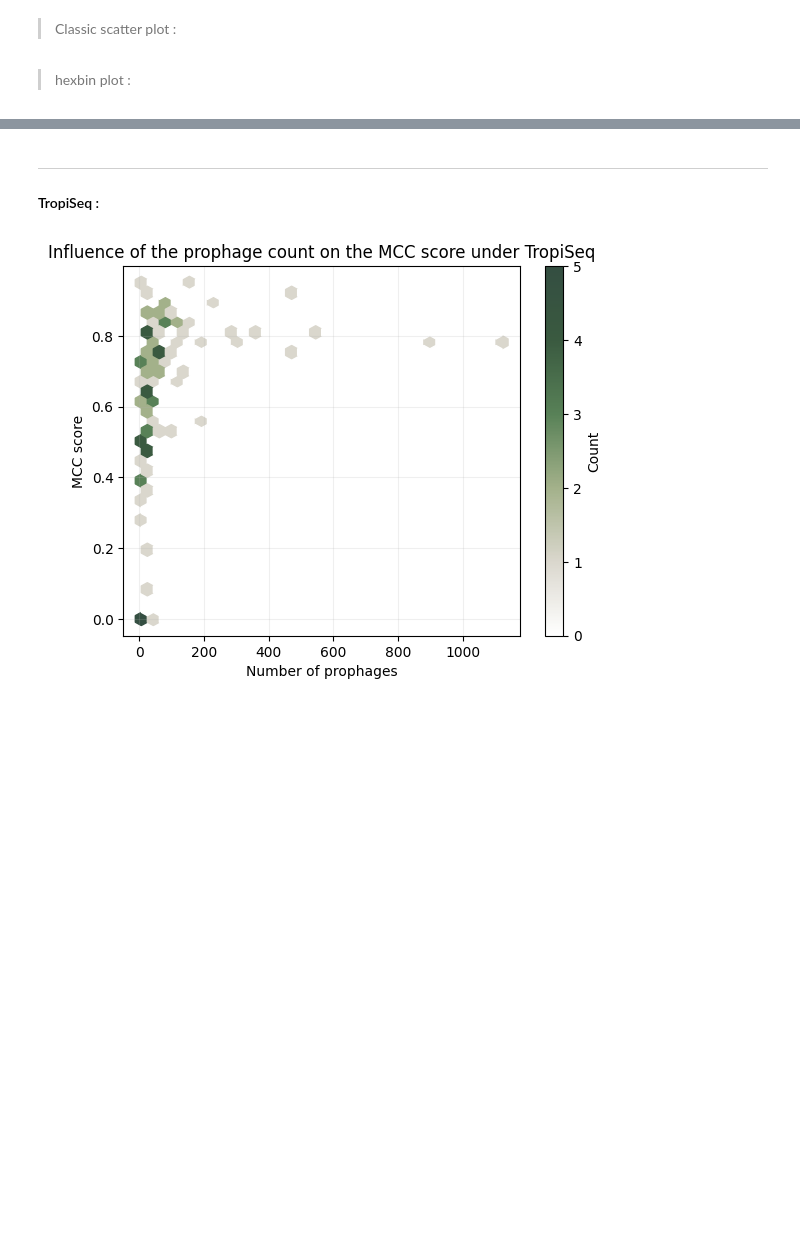
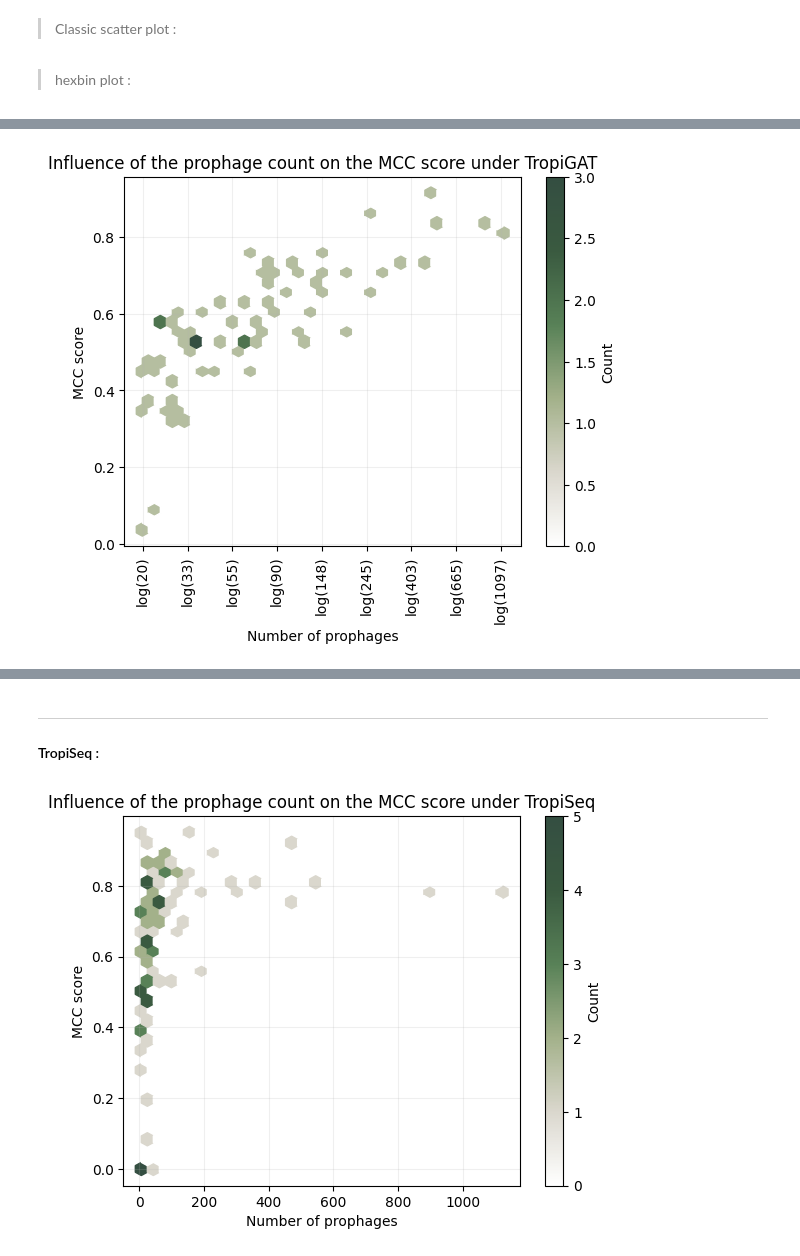
Before and after one commit to conchaeloko/Klebsiella_TropiSEARCH, a Jupyter notebook: scripts/Ensemble_TropiGAT/J4.Metric_files.0702.ipynb, the cells around one changed output, grey strips where cells are left out. Cells and saved outputs as stored; diff of their text form; code cells hidden in the pictures; blank space fills up the shorter version.

```diff
--- a/scripts/Ensemble_TropiGAT/J4.Metric_files.0702.ipynb
+++ b/scripts/Ensemble_TropiGAT/J4.Metric_files.0702.ipynb
@@ -245,0 +246,38 @@ plt.show()
+# %%
+import matplotlib.pyplot as plt
+import numpy as np
+from matplotlib.colors import LinearSegmentedColormap
+import pandas as pd
+
+df = pd.DataFrame(data_scatter_tropigat, columns=['Number of prophages', 'MCC score'])
+df['log_Number of prophages'] = np.log(df['Number of prophages'])
+
+colors = ['#ffffff', '#DAD7CD', '#A3B18A', '#588157', '#3A5A40', '#344E41']
+cmap = LinearSegmentedColormap.from_list('custom_cmap', colors)
+
+plt.hexbin(df["log_Number of prophages"], df["MCC score"], gridsize=30, cmap=cmap)
+
+cb = plt.colorbar(label='Count')
+plt.grid(True, alpha=0.2)
+
+# Get the current x-tick labels
+current_labels = plt.gca().get_xticks()
+
+# Create new labels as "log(exponential(value))" strings
+new_labels = [f"log({np.exp(label):.0f})" for label in current_labels]
+
+# Set the new x-tick labels
+plt.gca().set_xticklabels(new_labels)
+plt.gca().set_xticklabels(new_labels, rotation=90)
+
+# Setting labels and title
+plt.xlabel('Number of prophages')
+plt.ylabel('MCC score')
+plt.title('Influence of the prophage count on the MCC score under TropiGAT')
+
+plt.savefig('/media/concha-eloko/Linux/papers/PPT/figures_draft/scatter_plot.TropiGAT.3003.svg',format = "svg", transparent = True)  # You can change the file extension as needed
+
+# Show the plot
+plt.show()
+# %% [output]
+[figure, added]
```
Also changed, not shown: parts of 5 cells of this notebook, 5 other files.
